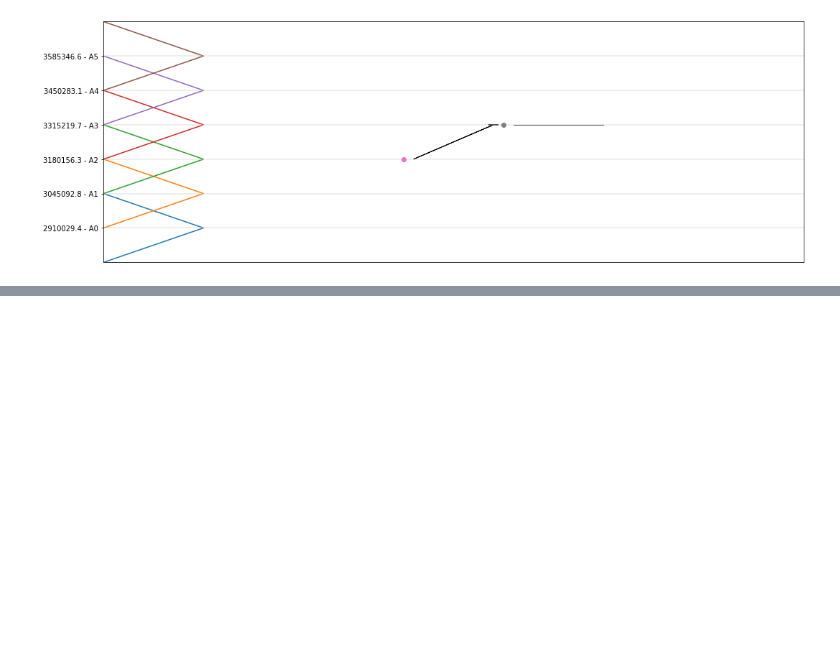
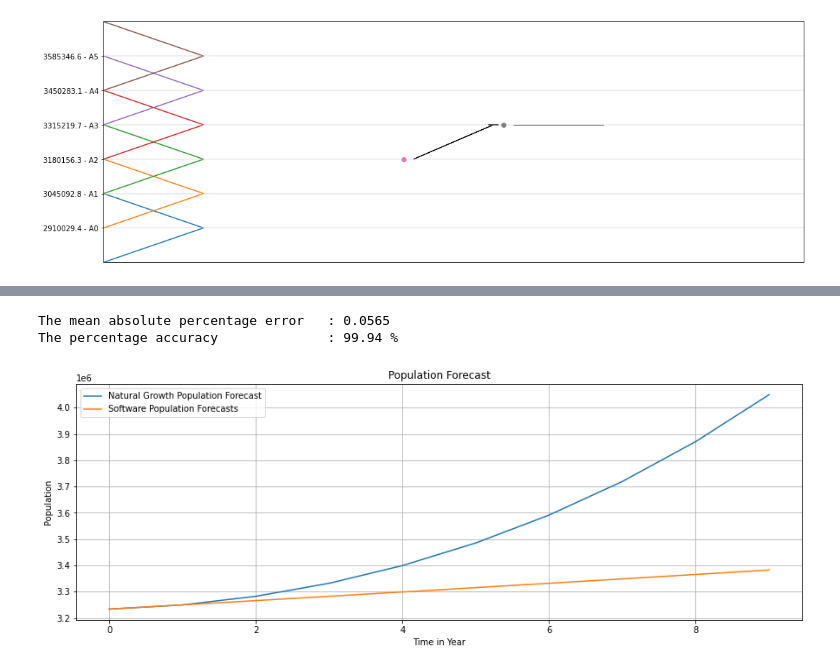
Before and after one commit to lorens247/FTS, a Jupyter notebook: Population_Forecasting_Using_Fuzzy_Logic.ipynb, the cells around one changed output, grey strips where cells are left out. Saved outputs shown, nothing was run; the diff lists cells and outputs as text; code cells hidden in the pictures; blank space fills up the shorter version.

```diff
--- a/Population_Forecasting_Using_Fuzzy_Logic.ipynb
+++ b/Population_Forecasting_Using_Fuzzy_Logic.ipynb
@@ -142,0 +148,30 @@ Util.plot_rules(model, size=[15,5] , rules_by_axis=6)
+# %%
+def mape(actual,pred):
+    return np.mean(np.abs((actual - pred) / actual)) * 100
+
+actual = np.array([3233366,3249571.63,3282226.97, 3331826.29,3399126.60,3485166.86,3591294.83,3719202.20,3870969.67,4049123.23])
+pred = np.array([3233366,3249573.33,3265861.91,3282232.11,3298684.32,3315219.02,3331836.63,3348537.53,3365322.14,3382190.89])
+
+# Calculate the MAPE and percentage accuracy
+result = mape(actual,pred) / 100
+
+fig, ax = plt.subplots(nrows=1, ncols=1, figsize=[15,5])
+forecasts = pred
+plt.title('Population Forecast')
+actual, = plt.plot(actual, label="Natural Growth Population Forecast")
+pred, = plt.plot(forecasts, label="Software Population Forecasts")
+plt.plot()
+plt.legend()
+plt.xlabel("Time in Year")
+plt.ylabel("Population")
+plt.grid()
+
+# Print the result
+print(f'''
+The mean absolute percentage error   : { round(result, 4) }
+The percentage accuracy              : { round(100 - result, 2) } %
+''')
+# %% [output]
+The mean absolute percentage error   : 0.0565
+The percentage accuracy              : 99.94 %
+[figure, added]
```
Also changed, not shown: parts of 2 cells of this notebook.
